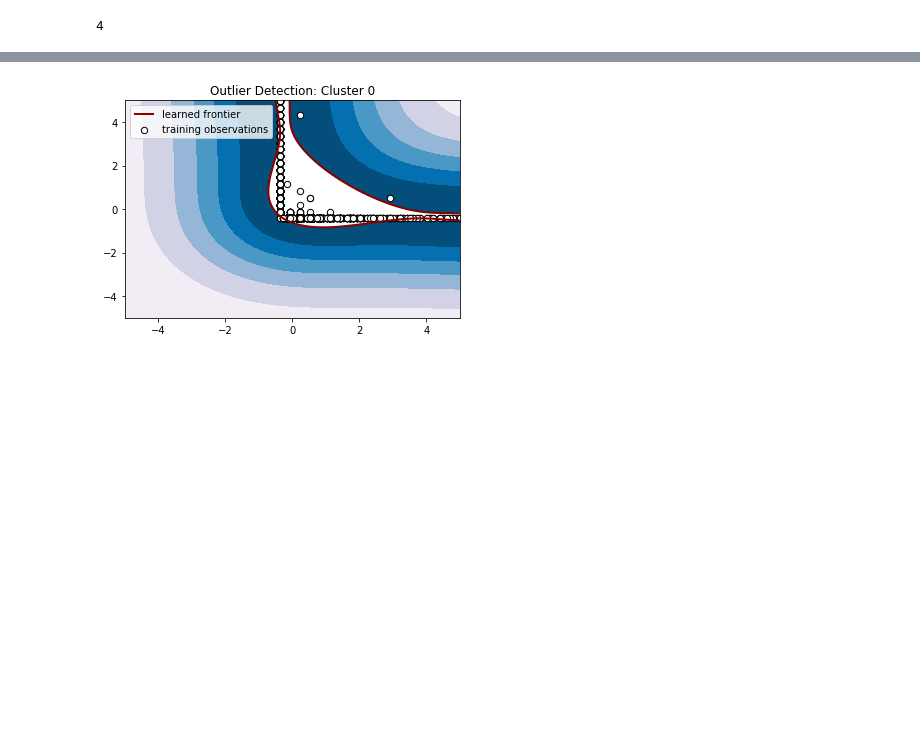
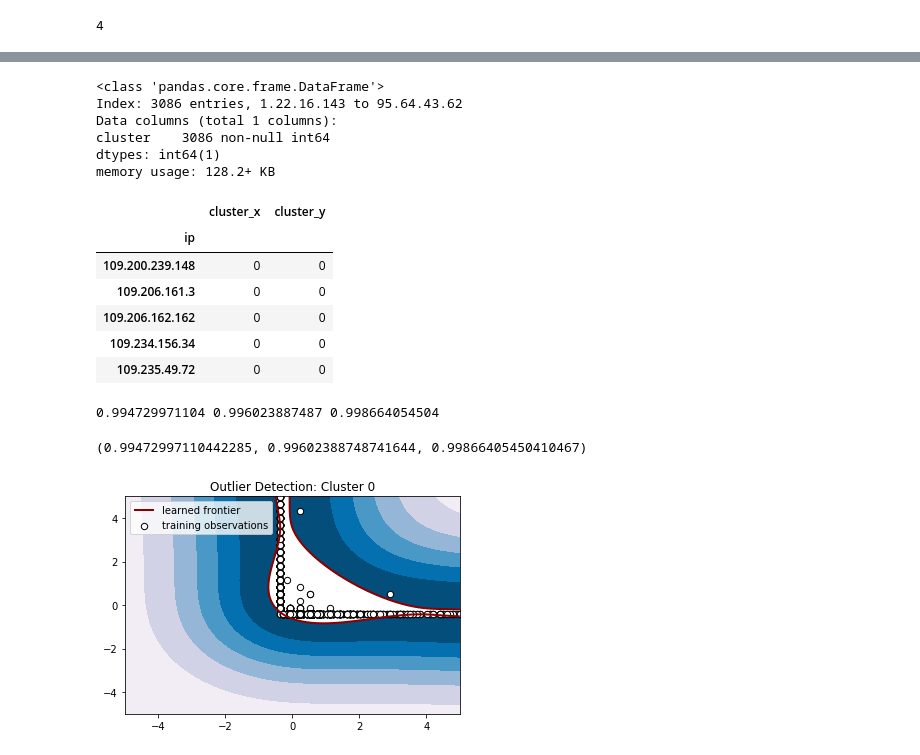
Before and after one commit to arpitgawande/ThesisPrograms, a Jupyter notebook: notebooks/IP_clustering.ipynb, the cells around one changed output, grey strips where cells are left out. Drawn from its saved outputs; the diff is of its cells as text; code cells hidden in the pictures; blank space fills up the shorter version.

```diff
--- a/notebooks/IP_clustering.ipynb
+++ b/notebooks/IP_clustering.ipynb
@@ -453,0 +463,5 @@ tag_ip_with_cluster(ip_cluster_dict)
+# %%
+df = tag_ip_with_cluster(ip_cluster_dict)
+tag_filename = 'ip_cluster_tag_test'
+tag_file = os.path.join(base_path,tag_filename)
+df.to_csv(tag_file)
@@ -470,3 +494,34 @@ def get_clusters_feature_vectors(cluster_path):
     for c in clusters:
         cluster_dict[c] = df.loc[c].iloc[:,:-1].values
     return cluster_dict
+# %%
+train_tag_filename = 'ip_cluster_tag_train'
+train_tag_file = os.path.join(base_path,train_tag_filename)
+train_df = df.from_csv(train_tag_file)
+test_tag_filename = 'ip_cluster_tag_test'
+test_tag_file = os.path.join(base_path,test_tag_filename)
+test_df = df.from_csv(test_tag_file)
+# %%
+train_df.info()
+# %% [output]
+<class 'pandas.core.frame.DataFrame'>
+Index: 3086 entries, 1.22.16.143 to 95.64.43.62
+Data columns (total 1 columns):
+cluster    3086 non-null int64
+dtypes: int64(1)
+memory usage: 128.2+ KB
+# %%
+result = pd.merge(train_df, test_df, left_index=True, right_index=True, how='right')
+# %%
+r = result.dropna()
+r = r.astype(int)
+# %%
+r.head()
+# %% [output]
+|  | cluster_x | cluster_y |
+| ip |  |  |
+| 109.200.239.148 | 0 | 0 |
+| 109.206.161.3 | 0 | 0 |
+| 109.206.162.162 | 0 | 0 |
+| 109.234.156.34 | 0 | 0 |
+| 109.235.49.72 | 0 | 0 |
@@ -473,3 +551,8 @@ def get_clusters_feature_vectors(cluster_path):
+# %%
+rand_index_score(actual_clusters, predicted_clusters)
+# %% [output]
+0.994729971104 0.996023887487 0.998664054504
+(0.99472997110442285, 0.99602388748741644, 0.99866405450410467)
 # %%
 def plot_outlier_detecton(X_train, clf, title):
 
```
Also changed, not shown: parts of 46 cells of this notebook, 5 other files.
